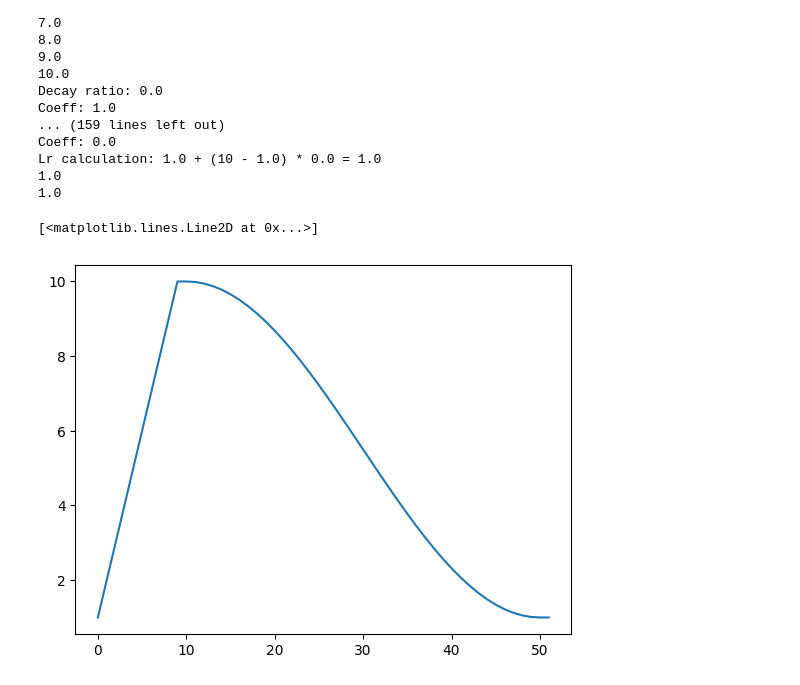
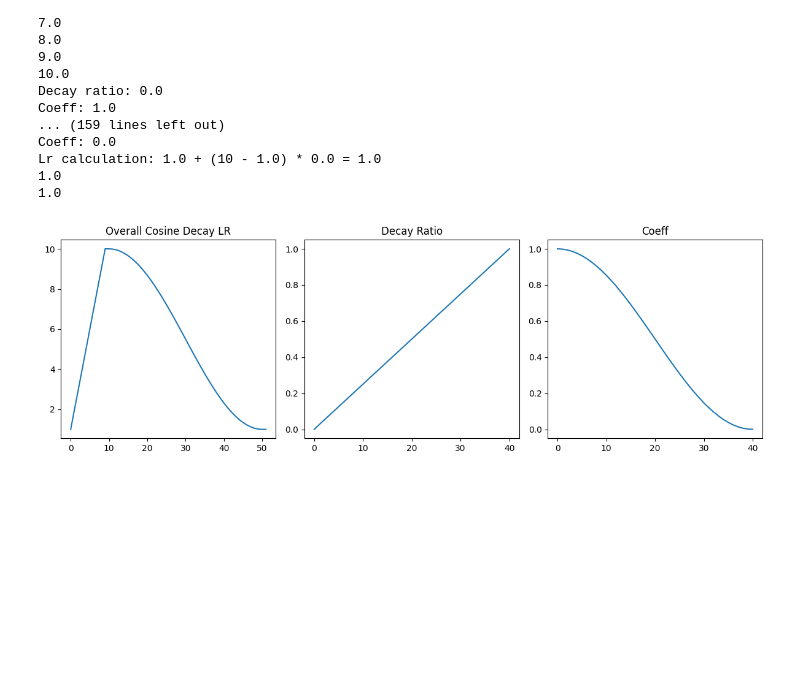
Before and after one commit to JpChii/gpt2-reproduced, a Jupyter notebook: playground.ipynb, the cells around one changed output. Saved outputs shown, nothing was run; the diff lists cells and outputs as text; code cells hidden in the pictures; blank space fills up the shorter version.

```diff
--- a/playground.ipynb
+++ b/playground.ipynb
@@ -1008,7 +1008,14 @@ Lr calculation: 1.0 + (10 - 1.0) * 0.0 = 1.0
 # %%
 import matplotlib.pyplot as plt
 import numpy as np
-plt.plot(np.arange(0, 52, 1), lrs)
+fig, axs = plt.subplots(nrows=1, ncols=3, figsize=(12, 4))
+axs[0].plot(np.arange(0, 52, 1), lrs)
+axs[0].set_title("Overall Cosine Decay LR")
+axs[1].plot(drs)
+axs[1].set_title("Decay Ratio")
+axs[2].plot(coeffs)
+axs[2].set_title("Coeff")
+plt.tight_layout()
+plt.show()
 # %% [output]
-[<matplotlib.lines.Line2D at 0x...>]
-[figure, old version]
+[figure, new version]
```
Also changed, not shown: parts of 3 cells of this notebook, 3 other files.
